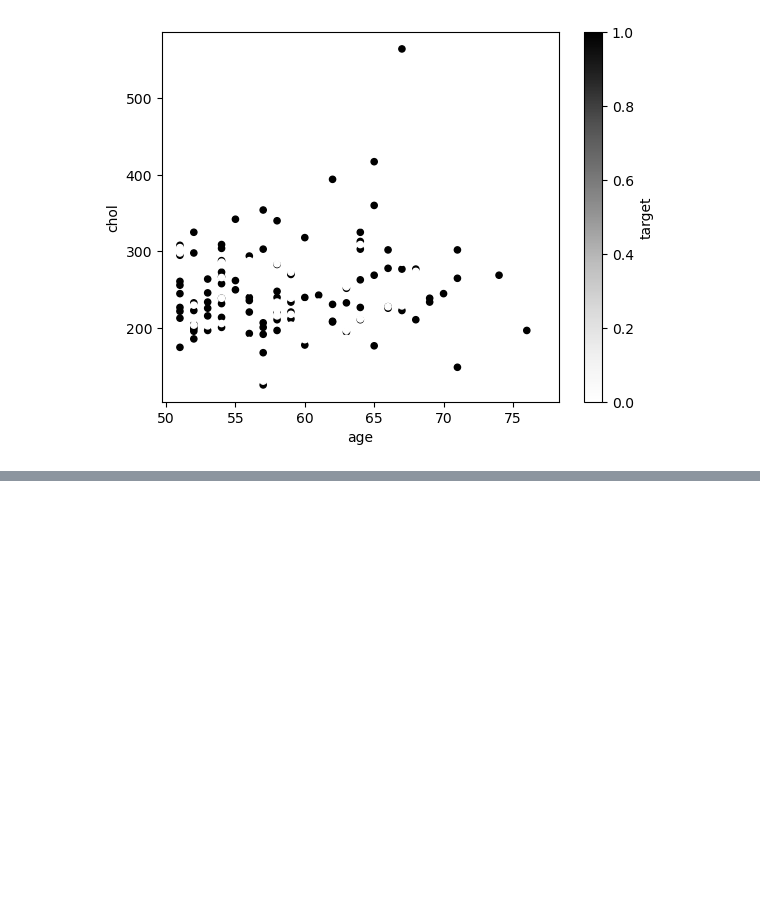
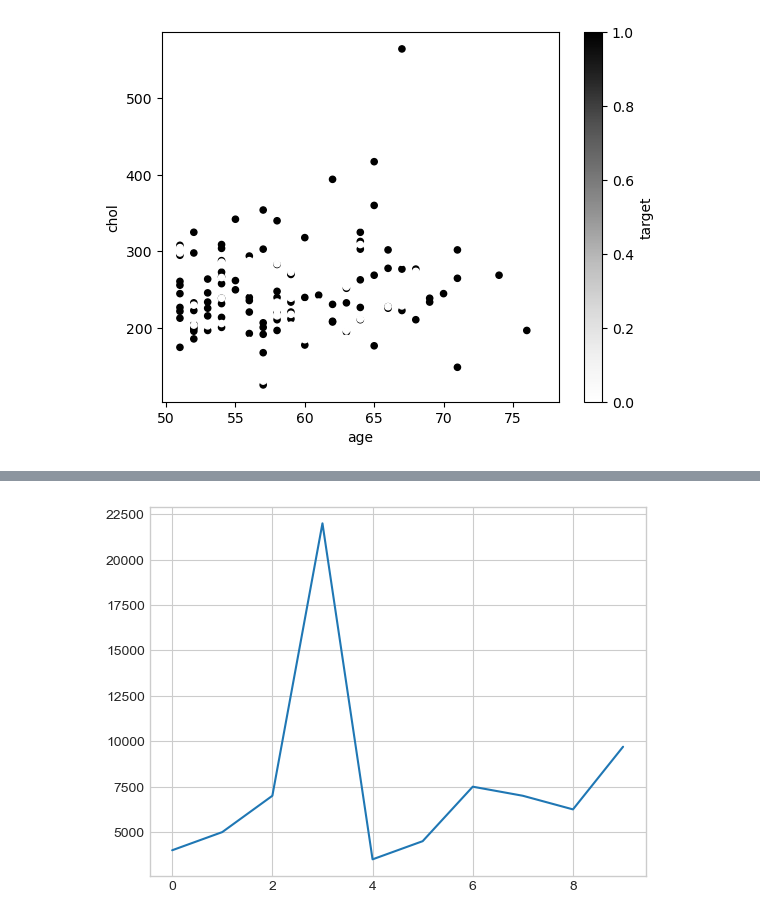
Before and after one commit to shrinidhib/ML-learn, a Jupyter notebook: introduction-to-matplotlib.ipynb, the cells around one changed output, grey strips where cells are left out. Drawn from its saved outputs; the diff is of its cells as text; code cells hidden in the pictures; blank space fills up the shorter version.

```diff
--- a/introduction-to-matplotlib.ipynb
+++ b/introduction-to-matplotlib.ipynb
@@ -375,0 +430,4 @@ ax.legend(*scatter.legend_elements(),title="Target");
+# %%
+car_sales['Price'].plot();
+# %% [output]
+[figure, added]
```
Also changed, not shown: parts of 16 cells of this notebook.
